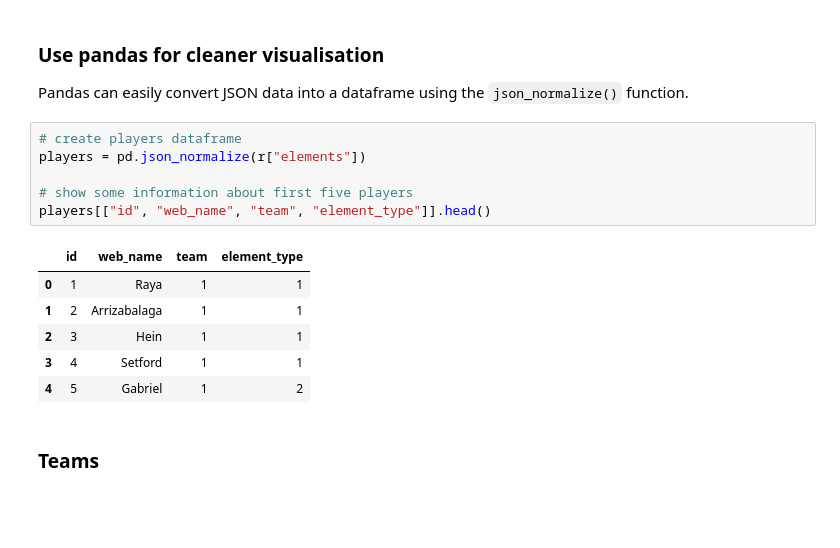
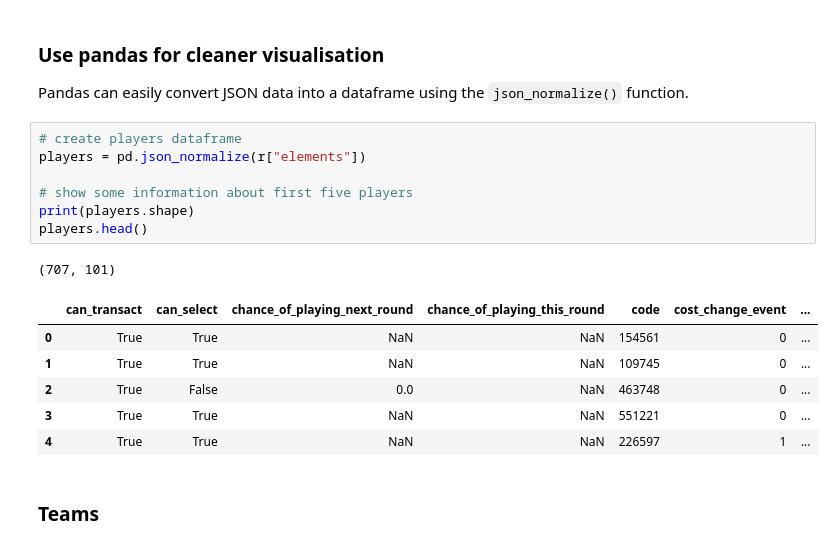
Before and after one commit to James-Leslie/fpl-data, a Jupyter notebook: notebooks/0_api-load.ipynb, the cells around one changed output. Cells and saved outputs as stored; diff of their text form; blank space fills up the shorter version.

```diff
--- a/notebooks/load.ipynb
+++ b/notebooks/0_api-load.ipynb
@@ -68,16 +70,18 @@ Pandas can easily convert JSON data into a dataframe using the `json_normalize()
 # %%
 # create players dataframe
 players = pd.json_normalize(r["elements"])
 
 # show some information about first five players
-players[["id", "web_name", "team", "element_type"]].head()
+print(players.shape)
+players.head()
 # %% [output]
+(707, 101)
-|  | id | web_name | team | element_type |
-| 0 | 1 | Raya | 1 | 1 |
-| 1 | 2 | Arrizabalaga | 1 | 1 |
-| 2 | 3 | Hein | 1 | 1 |
-| 3 | 4 | Setford | 1 | 1 |
-| 4 | 5 | Gabriel | 1 | 2 |
+|  | can_transact | can_select | chance_of_playing_next_round | chance_of_playing_this_round | code | cost_change_event | ... |
+| 0 | True | True | NaN | NaN | 154561 | 0 | ... |
+| 1 | True | True | NaN | NaN | 109745 | 0 | ... |
+| 2 | True | False | 0.0 | NaN | 463748 | 0 | ... |
+| 3 | True | True | NaN | NaN | 551221 | 0 | ... |
+| 4 | True | True | NaN | NaN | 226597 | 1 | ... |
 # %% [markdown]
 ### Teams
 # %%
```
Also changed, not shown: parts of 3 cells of this notebook.
